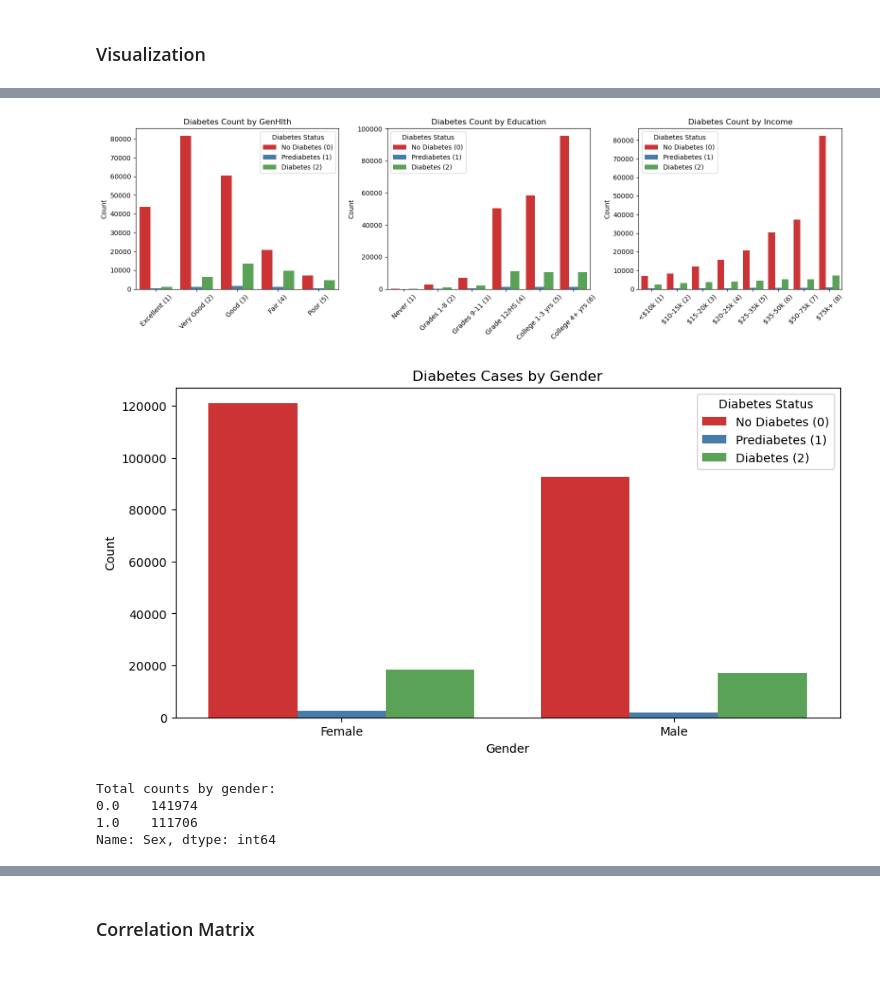
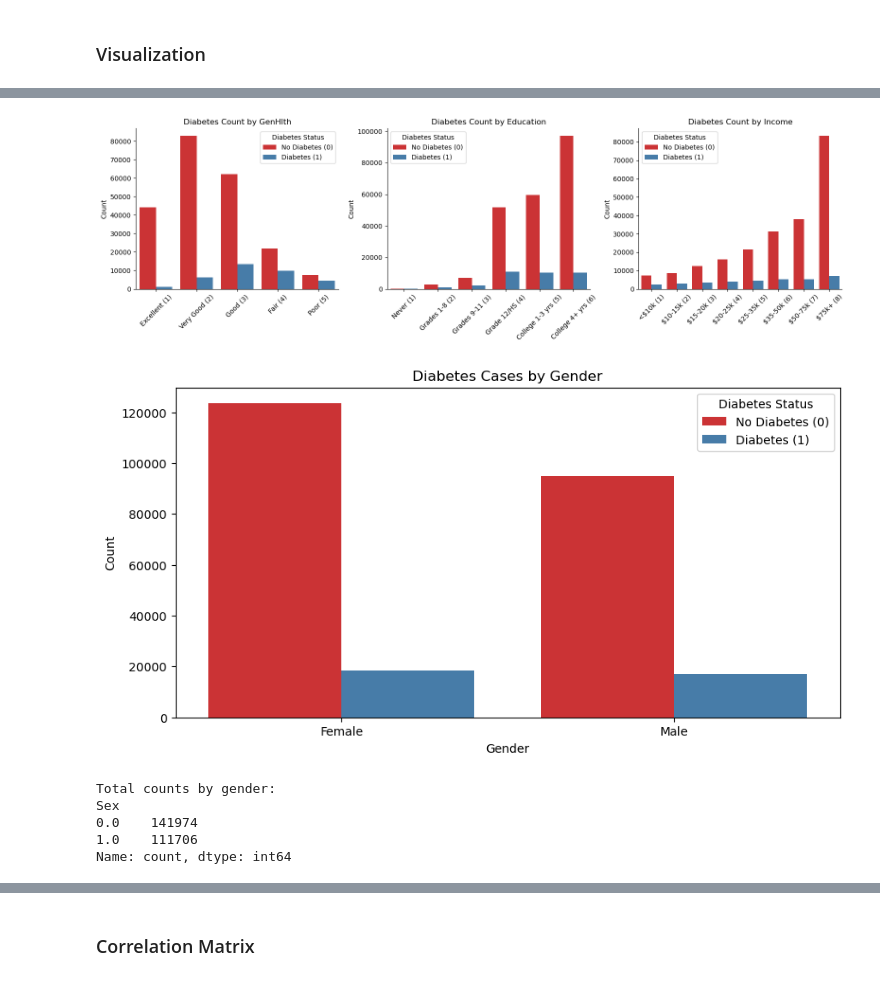
Before and after one commit to YaraHisham61/ML-project, a Jupyter notebook: visualization.ipynb, the cells around one changed output, grey strips where cells are left out. Cells and saved outputs as stored; diff of their text form; code cells hidden in the pictures.

```diff
--- a/visualization.ipynb
+++ b/visualization.ipynb
@@ -6,6 +6,6 @@ import matplotlib.pyplot as plt
 import seaborn as sns
 from sklearn.preprocessing import LabelEncoder
 # %%
-diabetes  = pd.read_csv("diabetes_012_health_indicators_BRFSS2015.csv")
+diabetes  = pd.read_csv("diabetes_binary_health_indicators_BRFSS2015.csv")
 diabetes.head()
 # %% [output]
@@ -72,11 +79,11 @@ plt.show()
 # %%
-ordinal_features = ['GenHlth', 'Education', 'Income']
+numeric_cols = ['GenHlth', 'Education', 'Income']
 plt.figure(figsize=(16, 5))
-for i, feature in enumerate(ordinal_features, 1):
+for i, feature in enumerate(numeric_cols, 1):
     plt.subplot(1, 3, i)
     ax = sns.countplot(
         x=feature,
-        hue='Diabetes_012',
+        hue='Diabetes_binary',
         data=diabetes,
         palette='Set1',
         order=sorted(diabetes[feature].unique())
@@ -85,7 +92,7 @@ for i, feature in enumerate(ordinal_features, 1):
     plt.xlabel('')
     plt.ylabel('Count')
     plt.legend(title='Diabetes Status',
-              labels=['No Diabetes (0)', 'Prediabetes (1)', 'Diabetes (2)'])
+              labels=['No Diabetes (0)', 'Diabetes (1)'])
 
     if feature == 'GenHlth':
         ax.set_xticklabels(['Excellent (1)', 'Very Good (2)', 'Good (3)', 'Fair (4)', 'Poor (5)'], rotation=45)
@@ -101,27 +108,29 @@ for i, feature in enumerate(ordinal_features, 1):
         ], rotation=45)
 
     plt.tight_layout()
+    sns.despine()
 plt.show()
 # %% [output]
-[figure, old version]
+[figure, new version]
 # %%
 plt.figure(figsize=(10, 5))
-sns.countplot(x='Sex', hue='Diabetes_012', data=diabetes, palette='Set1')
+sns.countplot(x='Sex', hue='Diabetes_binary', data=diabetes, palette='Set1')
 plt.title('Diabetes Cases by Gender')
 plt.xlabel('Gender')
 plt.ylabel('Count')
-plt.legend(title='Diabetes Status', labels=['No Diabetes (0)', 'Prediabetes (1)', 'Diabetes (2)'])
+plt.legend(title='Diabetes Status', labels=['No Diabetes (0)', 'Diabetes (1)'])
 plt.xticks([0, 1], ['Female', 'Male'])
 plt.show()
 gender_counts = diabetes['Sex'].value_counts()
 print("Total counts by gender:")
 print(gender_counts)
 # %% [output]
-[figure, old version]
+[figure, new version]
 Total counts by gender:
+Sex
 0.0    141974
 1.0    111706
-Name: Sex, dtype: int64
+Name: count, dtype: int64
 # %%
 age_labels = {
     1: '18-24', 2: '25-29', 3: '30-34', 4: '35-39', 5: '40-44',
```
Also changed, not shown: parts of 9 cells of this notebook, 12 other files.
